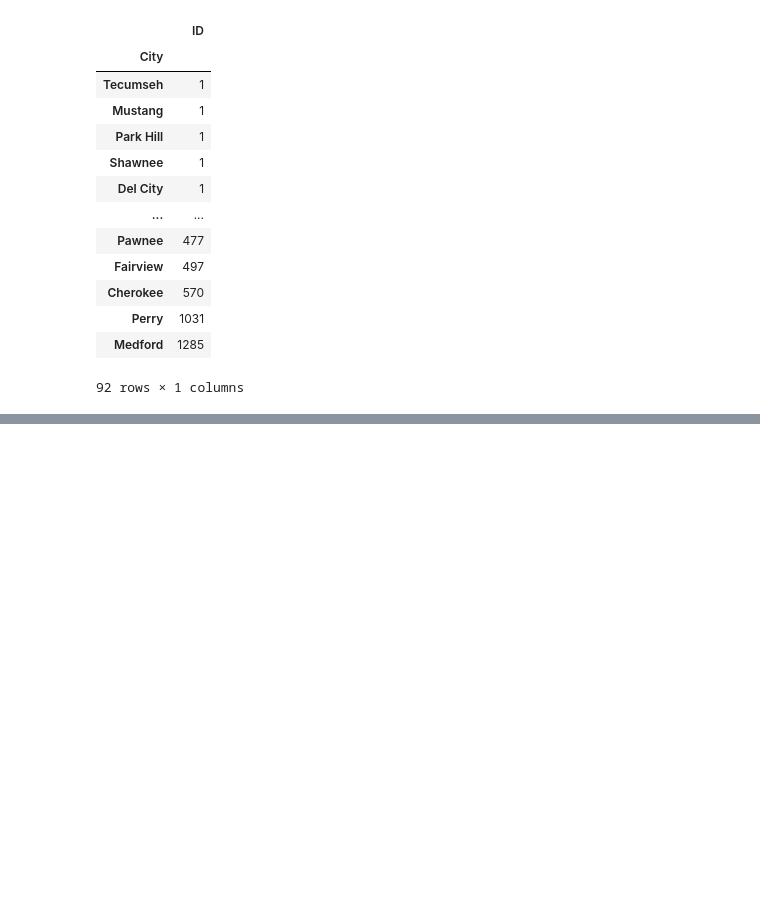
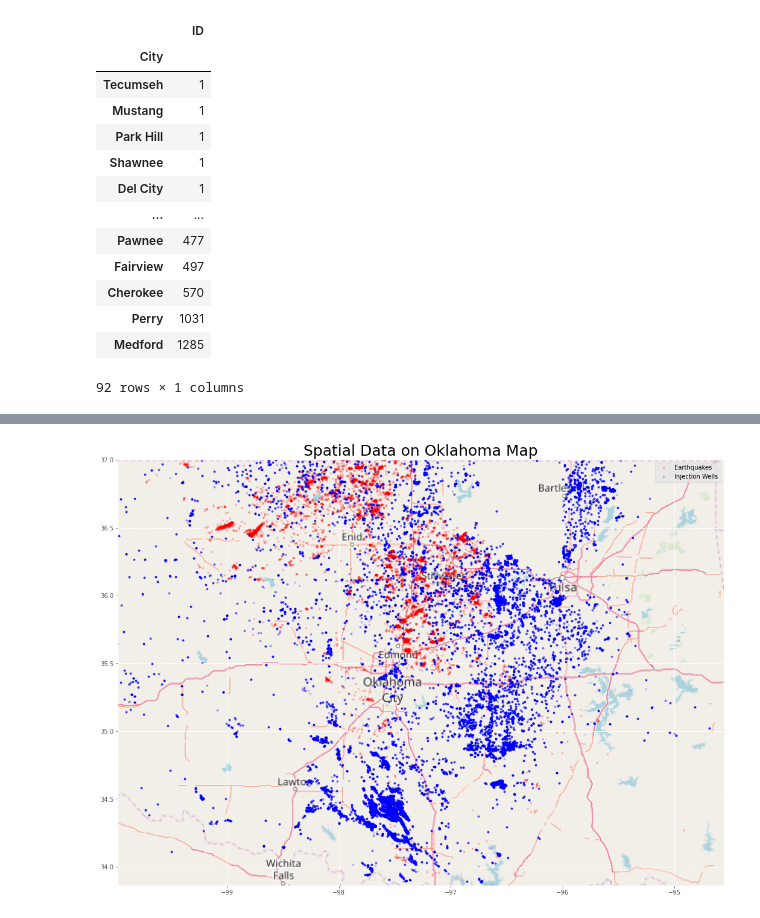
Before and after one commit to ut-data-vis-proj-1/Earthquake-Aftershock, a Jupyter notebook: Earthquakes.ipynb, the cells around one changed output, grey strips where cells are left out. Saved outputs shown, nothing was run; the diff lists cells and outputs as text; code cells hidden in the pictures; blank space fills up the shorter version.

```diff
--- a/Earthquakes.ipynb
+++ b/Earthquakes.ipynb
@@ -556,0 +560,18 @@ plt.show()
+# %%
+eqDF = eq_final_df.join(lat).join(long)
+eqFinalDF = eqDF.drop(['LatLong'], axis = 1)
+eqFinalDF
+eqFinalPlotDF = eqFinalDF
+ok_m = plt.imread("map_ok.png", format=None)
+# %%
+fig, ax = plt.subplots(figsize = (18, 13))
+ax.scatter(eqFinalPlotDF.Long, eqFinalPlotDF.Lat, zorder=1, alpha= 0.2, c='r', s=10)
+ax.scatter(all_data_df.Long_X, all_data_df.Lat_Y, zorder=1, alpha= 0.2, c='b', s=10)
+ax.set_title("Spatial Data on Oklahoma Map", fontsize = 25)
+ax.set_xlim(-99.976, -94.559)
+ax.set_ylim(33.863, 37.004)
+ax.imshow(ok_m, zorder=0, extent=[-99.976, -94.559, 33.863, 37.004], aspect='auto')
+ax.legend(['Earthquakes','Injection Wells'])
+plt.savefig("ok_map.png")
+# %% [output]
+[figure, added]
```
Also changed, not shown: parts of 6 cells of this notebook.
